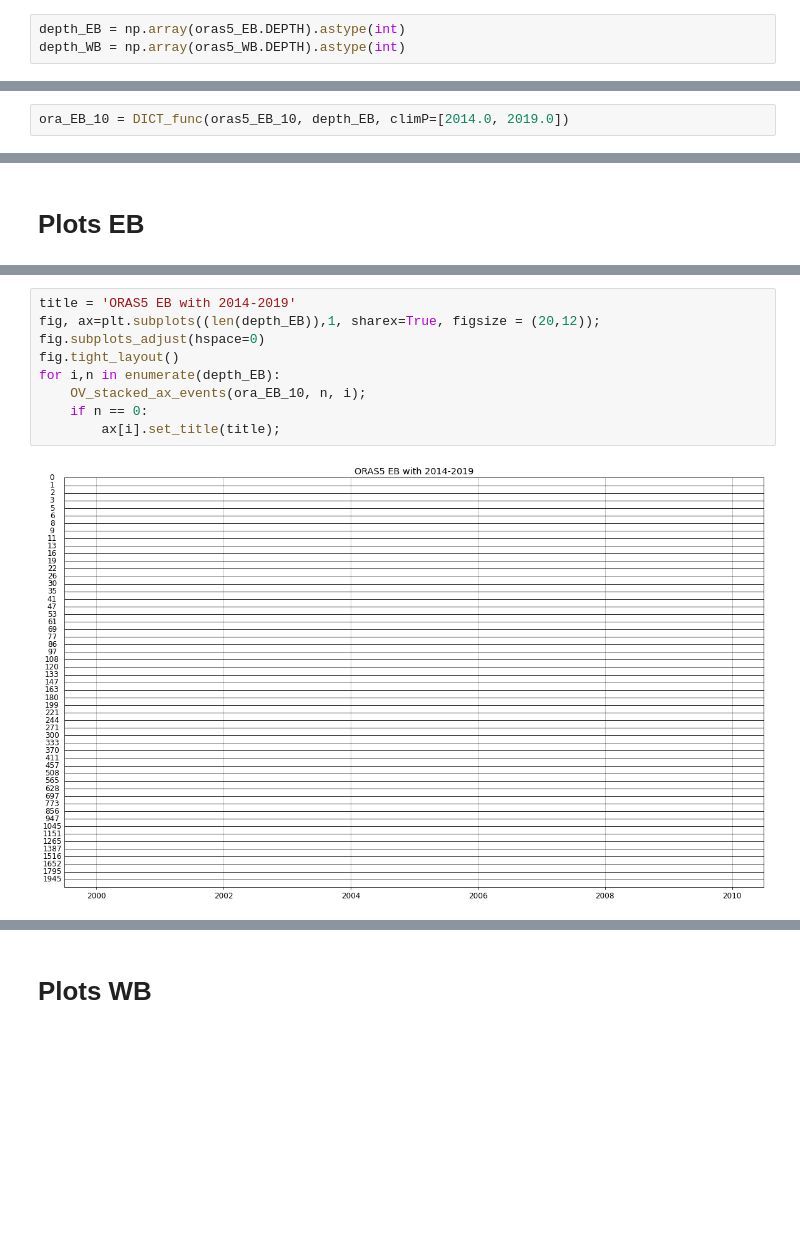
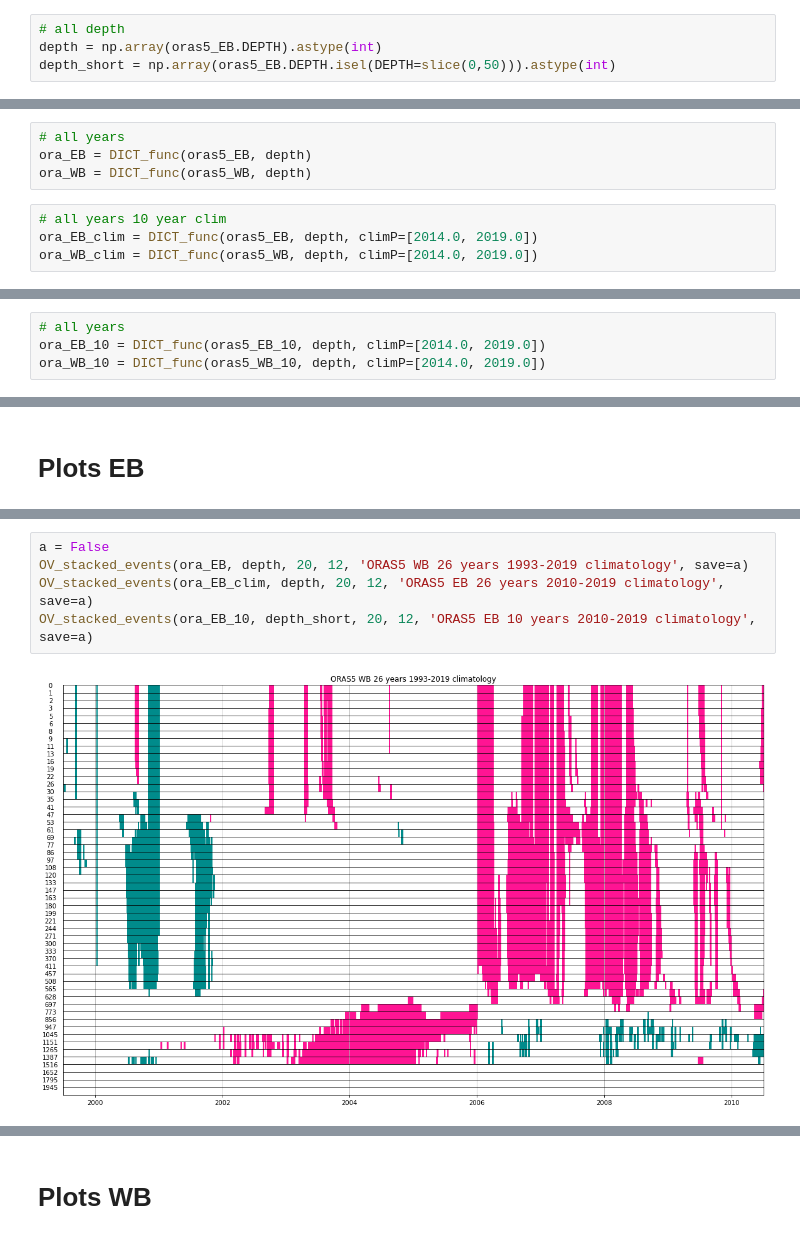
Before and after one commit to Marie-Louise-Korte/Rockall_Trough_MHW, a Jupyter notebook: X_ORAS5_alt_clim.ipynb, the cells around one changed output, grey strips where cells are left out. Drawn from its saved outputs; the diff is of its cells as text; blank space fills up the shorter version.

```diff
--- a/X_ORAS5_alt_clim.ipynb
+++ b/X_ORAS5_alt_clim.ipynb
@@ -247,5 +260,6 @@ def OV_stacked_ax_events(dict, n, num):
 # %% [markdown]
 # Dictionary
 # %%
-depth_EB = np.array(oras5_EB.DEPTH).astype(int)
-depth_WB = np.array(oras5_WB.DEPTH).astype(int)
+# all depth
+depth = np.array(oras5_EB.DEPTH).astype(int)
+depth_short = np.array(oras5_EB.DEPTH.isel(DEPTH=slice(0,50))).astype(int)
@@ -255,0 +266,8 @@ ora_EB = DICT_func(oras5_EB, depth_EB, climP=[1993.0,2019.0])
+# %%
+# all years
+ora_EB = DICT_func(oras5_EB, depth)
+ora_WB = DICT_func(oras5_WB, depth)
+# %%
+# all years 10 year clim
+ora_EB_clim = DICT_func(oras5_EB, depth, climP=[2014.0, 2019.0])
+ora_WB_clim = DICT_func(oras5_WB, depth, climP=[2014.0, 2019.0])
@@ -256,2 +294,4 @@ ora_EB = DICT_func(oras5_EB, depth_EB, climP=[1993.0,2019.0])
 # %%
-ora_EB_10 = DICT_func(oras5_EB_10, depth_EB, climP=[2014.0, 2019.0])
+# all years
+ora_EB_10 = DICT_func(oras5_EB_10, depth, climP=[2014.0, 2019.0])
+ora_WB_10 = DICT_func(oras5_WB_10, depth, climP=[2014.0, 2019.0])
@@ -275,11 +300,7 @@ for i,n in enumerate(depth_EB):
-# %%
-title = 'ORAS5 EB with 2014-2019'
-fig, ax=plt.subplots((len(depth_EB)),1, sharex=True, figsize = (20,12));
-fig.subplots_adjust(hspace=0)
-fig.tight_layout()
-for i,n in enumerate(depth_EB):
-    OV_stacked_ax_events(ora_EB_10, n, i);
-    if n == 0:
-        ax[i].set_title(title);
-# %% [output]
-[figure, removed]
+# %%
+a = False
+OV_stacked_events(ora_EB, depth, 20, 12, 'ORAS5 WB 26 years 1993-2019 climatology', save=a)
+OV_stacked_events(ora_EB_clim, depth, 20, 12, 'ORAS5 EB 26 years 2010-2019 climatology', save=a)
+OV_stacked_events(ora_EB_10, depth_short, 20, 12, 'ORAS5 EB 10 years 2010-2019 climatology', save=a)
+# %% [output]
+[figure, added]
```
Also changed, not shown: parts of 23 cells of this notebook.
